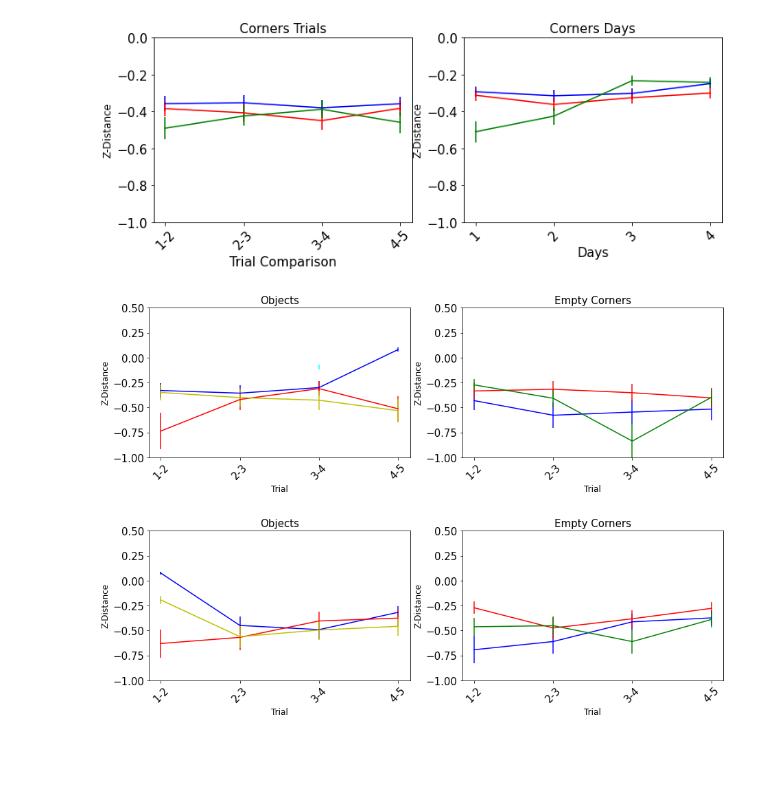
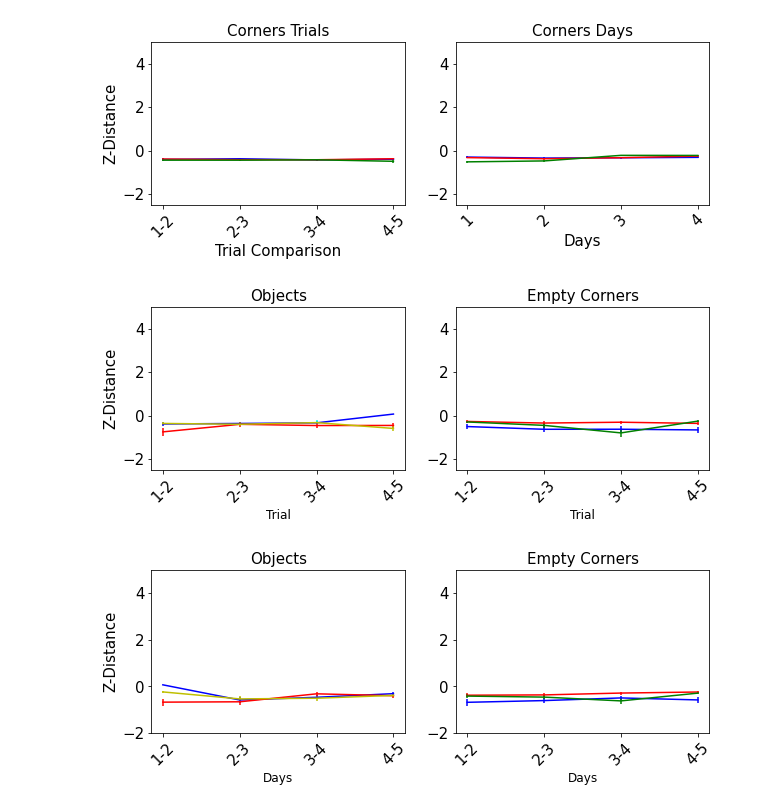
Before and after one commit to melisamc89/neural_analysys, a Jupyter notebook: src/mean_lda_2022.ipynb, the cells around one changed output. Cells and saved outputs as stored; diff of their text form; code cells hidden in the pictures; blank space fills up the shorter version.

```diff
--- a/src/mean_lda_2022.ipynb
+++ b/src/mean_lda_2022.ipynb
@@ -549,7 +565,7 @@ trials_comparison_pos = [1,2,3,4,5]
 
 for j in range(3):
     axes[j].set_xticks(trials_comparison_pos)
-    axes[j].set_ylim([-0.5,2.5])
+    axes[j].set_ylim([-0.5,6])
     axes[j].set_xlabel('Trial', fontsize = 12)
     axes[j].set_ylabel('Z-Distance', fontsize = 12)
     axes[j].set_title(titles[j],fontsize = 15)
@@ -792,7 +1014,7 @@ for j in range(3):
     axes[j,0].set_ylim([-0.5,2.5])
     axes[j,0].set_xlabel('Days', fontsize = 12)
     axes[j,0].set_ylabel('Z-Distance', fontsize = 12)
-    axes[j,0].set_title(titles[j],fontsize = 15)
+    #axes[j,0].set_title(titles[j],fontsize = 15)
 
 trials_comparison_pos = [1,2,3,4,5]
 for j in range(3):
@@ -800,9 +1022,9 @@ for j in range(3):
     axes[j,1].set_ylim([-0.5,2.5])
     axes[j,1].set_xlabel('Trials', fontsize = 12)
     axes[j,1].set_ylabel('Z-Distance', fontsize = 12)
-    axes[j,1].set_title(titles[j],fontsize = 15)
+    #axes[j,1].set_title(titles[j],fontsize = 15)
 
-figure.set_size_inches([12,18])
+figure.set_size_inches([10,12])
 figure.patch.set_facecolor('white')
 
 figure.savefig(figure_path + 'lda_trials_and_days.png')
@@ -1032,13 +1284,13 @@ for j in range(3):
     axes[j].hlines(0,0,20,color = 'k')
     if j < 2:
         axes[j].legend(['Object','Empty','Cross-ObjEmpty'], fontsize = 12)
-    axes[j].set_title(titles[j],fontsize = 20)
+    #axes[j].set_title(titles[j],fontsize = 20)
     axes[j].vlines([0,5,10,15], -1, 3, colors='k', linestyles='dashed')
 
 axes[2].set_xlabel('Trials ',fontsize = 20)
 axes[2].legend(['Object','Empty','Cross-ObjFixEmpty','Cross-ObjMovEmpty'], fontsize = 12)
 
-figure.set_size_inches([15,15])
+figure.set_size_inches([15,12])
 figure.patch.set_facecolor('white')
 figure.savefig(figure_path + 'lda_trials_cross2.png')
 # %% [output]
@@ -1064,18 +1518,18 @@ axes[0].errorbar(trial_id,r_cor1_dv[0:4],r_cor1_sem_dv[0:4], color = 'b')
 axes[0].errorbar(trial_id,s_cor1_dv[0:4],s_cor1_sem_dv[0:4], color = 'r')
 axes[0].errorbar(trial_id,o_cor1_dv[0:4],o_cor1_sem_dv[0:4], color = 'g')
 
-axes[0].set_ylim([-1,0])
+axes[0].set_ylim([-2.5,5])
 axes[0].set_xlabel('Trial Comparison', fontsize = 15)
-axes[0].set_ylabel('Z-Distance', fontsize = 12)
+axes[0].set_ylabel('Z-Distance', fontsize = 15)
 axes[0].set_title('Corners Trials',fontsize = 15)
 
 axes[1].errorbar(trial_id,r_cor2_dv[0:4],r_cor2_sem_dv[0:4], color = 'b')
 axes[1].errorbar(trial_id,s_cor2_dv[0:4],s_cor2_sem_dv[0:4], color = 'r')
 axes[1].errorbar(trial_id,o_cor2_dv[0:4],o_cor2_sem_dv[0:4], color = 'g')
 
-axes[1].set_ylim([-1,0])
+axes[1].set_ylim([-2.5,5])
 axes[1].set_xlabel('Days', fontsize = 15)
-axes[1].set_ylabel('Z-Distance', fontsize = 12)
+#axes[1].set_ylabel('Z-Distance', fontsize = 15)
 axes[1].set_title('Corners Days',fontsize = 15)
 
 axes[0].set_xticks(trials_comparison_pos)
@@ -1091,11 +1545,11 @@ axes[1].tick_params(axis='y', labelsize=15)
 for tick in axes[1].get_xticklabels():
     tick.set_rotation(45)
 
-figure.set_size_inches([12,4])
+figure.set_size_inches([10,3])
 figure.patch.set_facecolor('white')
-figure.savefig(figure_path + 'lda_trials_cross2.png')
+figure.savefig(figure_path + 'lda_trials_cross2.png',bbox_inches='tight')
 # %% [output]
-[figure, old version]
+[figure, new version]
 # %%
 occupied_corners_random_flag = []
 for i in range(len(occupied_corners_random)):
@@ -1252,38 +1706,39 @@ trial_id = np.arange(1,6)
 
 axes[0].errorbar(trial_id,r_obj1,r_obj1_sem, color = 'b')
 axes[1].errorbar(trial_id,r_nav1,r_nav1_sem, color = 'b')
 
 axes[0].errorbar(trial_id,s_obj1,s_obj1_sem, color = 'r')
 axes[1].errorbar(trial_id,s_nav1,s_nav1_sem, color = 'r')
 
 axes[0].errorbar(trial_id,o_obj_fix1,o_obj_fix1_sem, color = 'y')
 axes[0].errorbar(trial_id,o_obj_mov1,o_obj_mov1_sem, color = 'cyan')
 axes[1].errorbar(trial_id,o_nav1,o_nav1_sem, color = 'g')
 
 
 trials_comparison = ['1-2','2-3','3-4','4-5']
 trials_comparison_pos = [1,2,3,4]
 
 for j in range(2):
     axes[j].set_xticks(trials_comparison_pos)
-    axes[j].set_ylim([-1,0.5])
+    axes[j].set_ylim([-2.5,5])
     axes[j].set_xlabel('Trial', fontsize = 12)
-    axes[j].set_ylabel('Z-Distance', fontsize = 12)
+    #axes[j].set_ylabel('Z-Distance', fontsize = 12)
     axes[j].set_title(titles[j],fontsize = 15)
 
 
     axes[j].set_xticklabels(trials_comparison, fontsize = 10)
     axes[j].tick_params(axis='x', labelsize=15)
     axes[j].tick_params(axis='y', labelsize=15)
     for tick in axes[j].get_xticklabels():
         tick.set_rotation(45)
+axes[0].set_ylabel('Z-Distance', fontsize = 15)
 
-figure.set_size_inches([15,4])
+figure.set_size_inches([10,3])
 figure.patch.set_facecolor('white')
 
-figure.savefig(figure_path + 'lda_cross_trial_obj_empty_trials.png')
+figure.savefig(figure_path + 'lda_cross_trial_obj_empty_trials.png',bbox_inches='tight')
 # %% [output]
-[figure, old version]
+[figure, new version]
 # %%
 label = ['LDA 4 classes']
 titles = ['Objects','Empty Corners']
@@ -1306,24 +1761,23 @@ trials_comparison_pos = [1,2,3,4]
 
 for j in range(2):
     axes[j].set_xticks(trials_comparison_pos)
-    axes[j].set_ylim([-1,0.5])
-    axes[j].set_xlabel('Trial', fontsize = 12)
-    axes[j].set_ylabel('Z-Distance', fontsize = 12)
+    axes[j].set_ylim([-2,5])
+    axes[j].set_xlabel('Days', fontsize = 12)
+    #axes[j].set_ylabel('Z-Distance', fontsize = 12)
     axes[j].set_title(titles[j],fontsize = 15)
-
-
     axes[j].set_xticklabels(trials_comparison, fontsize = 10)
     axes[j].tick_params(axis='x', labelsize=15)
     axes[j].tick_params(axis='y', labelsize=15)
     for tick in axes[j].get_xticklabels():
         tick.set_rotation(45)
+axes[0].set_ylabel('Z-Distance', fontsize = 15)
 
-figure.set_size_inches([15,4])
+figure.set_size_inches([10,3])
 figure.patch.set_facecolor('white')
 
-figure.savefig(figure_path + 'lda_cross_trial_obj_empty_days.png')
+figure.savefig(figure_path + 'lda_cross_trial_obj_empty_days.png',bbox_inches='tight')
 # %% [output]
-[figure, old version]
+[figure, new version]
 # %%
 o_obj_mov2
 # %% [output]
```
Also changed, not shown: parts of 37 cells of this notebook, 8 other files.
